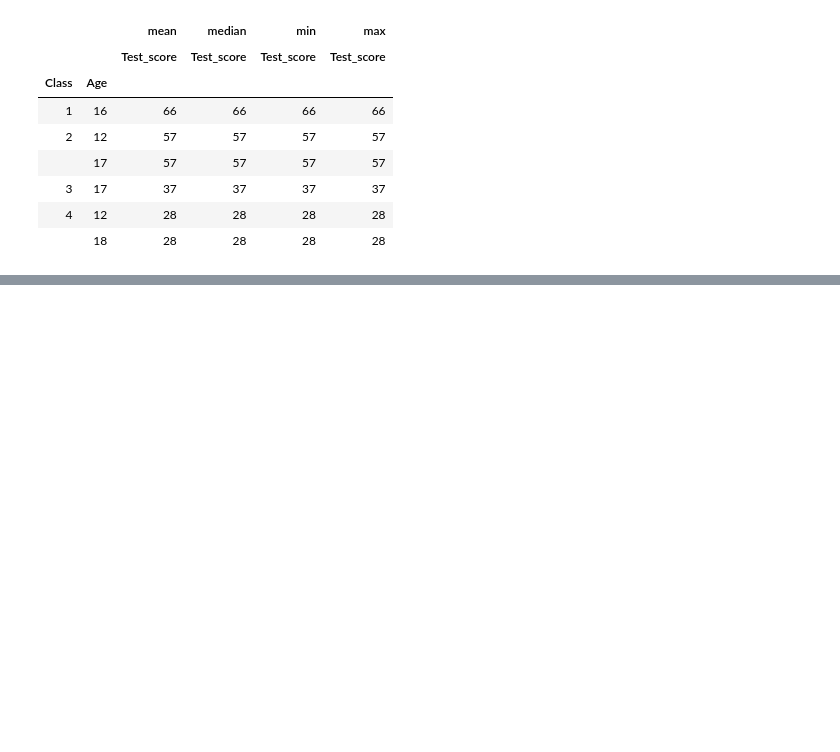
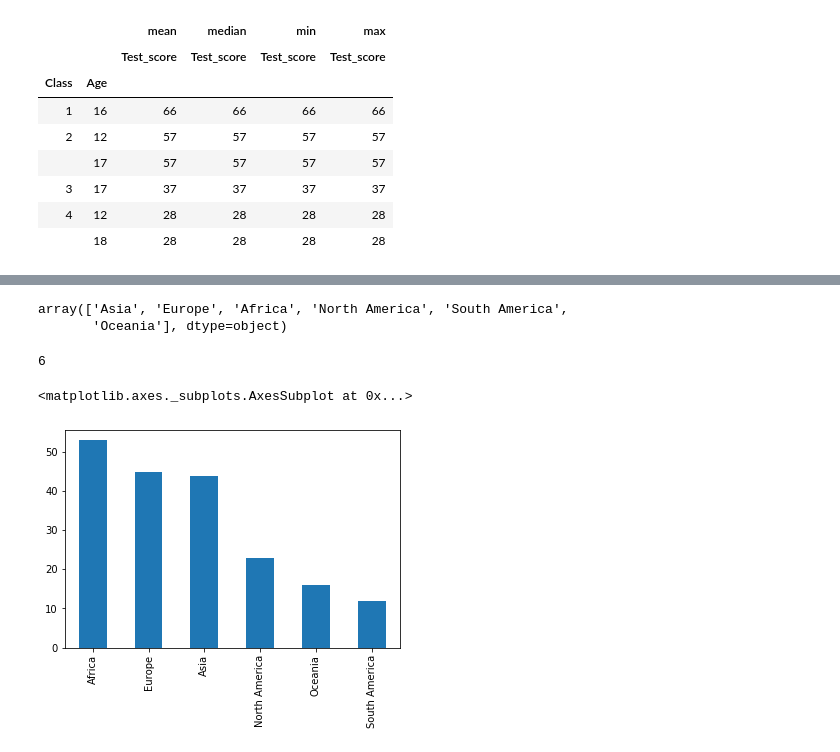
Before and after one commit to snakeyes95/Python-Notebooks, a Jupyter notebook: Pandas_Fundamentals.ipynb, the cells around one changed output, grey strips where cells are left out. Cells and saved outputs as stored; diff of their text form; code cells hidden in the pictures; blank space fills up the shorter version.

```diff
--- a/Pandas_Fundamentals.ipynb
+++ b/Pandas_Fundamentals.ipynb
@@ -1456,0 +1711,14 @@ pd.pivot_table(data=df_3,index=['Class','Age'],values='Test_score',aggfunc=[np.m
+# %%
+df.continent.unique()#unique values the continent columns takes
+# %% [output]
+array(['Asia', 'Europe', 'Africa', 'North America', 'South America',
+       'Oceania'], dtype=object)
+# %%
+df.continent.nunique()
+# %% [output]
+6
+# %%
+df.continent.value_counts().plot(kind='bar')
+# %% [output]
+<matplotlib.axes._subplots.AxesSubplot at 0x...>
+[figure, added]
```
Also changed, not shown: parts of 38 cells of this notebook.
